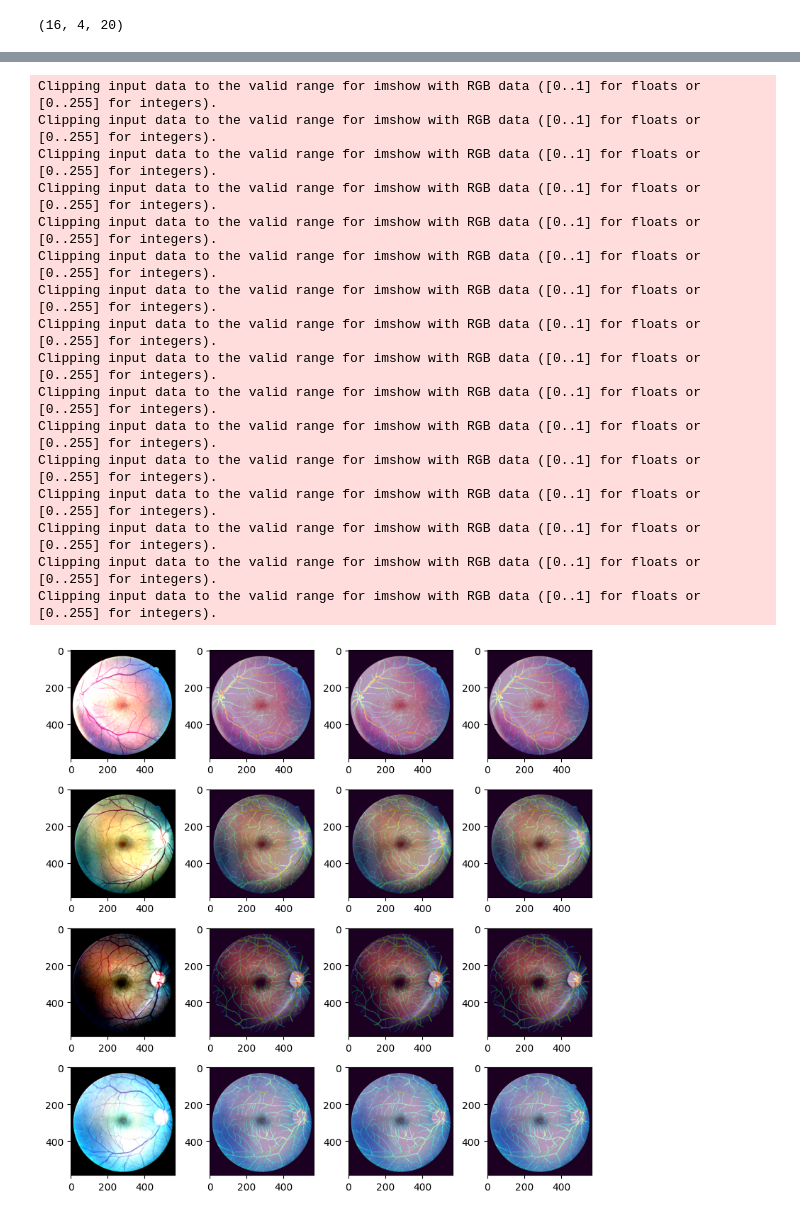
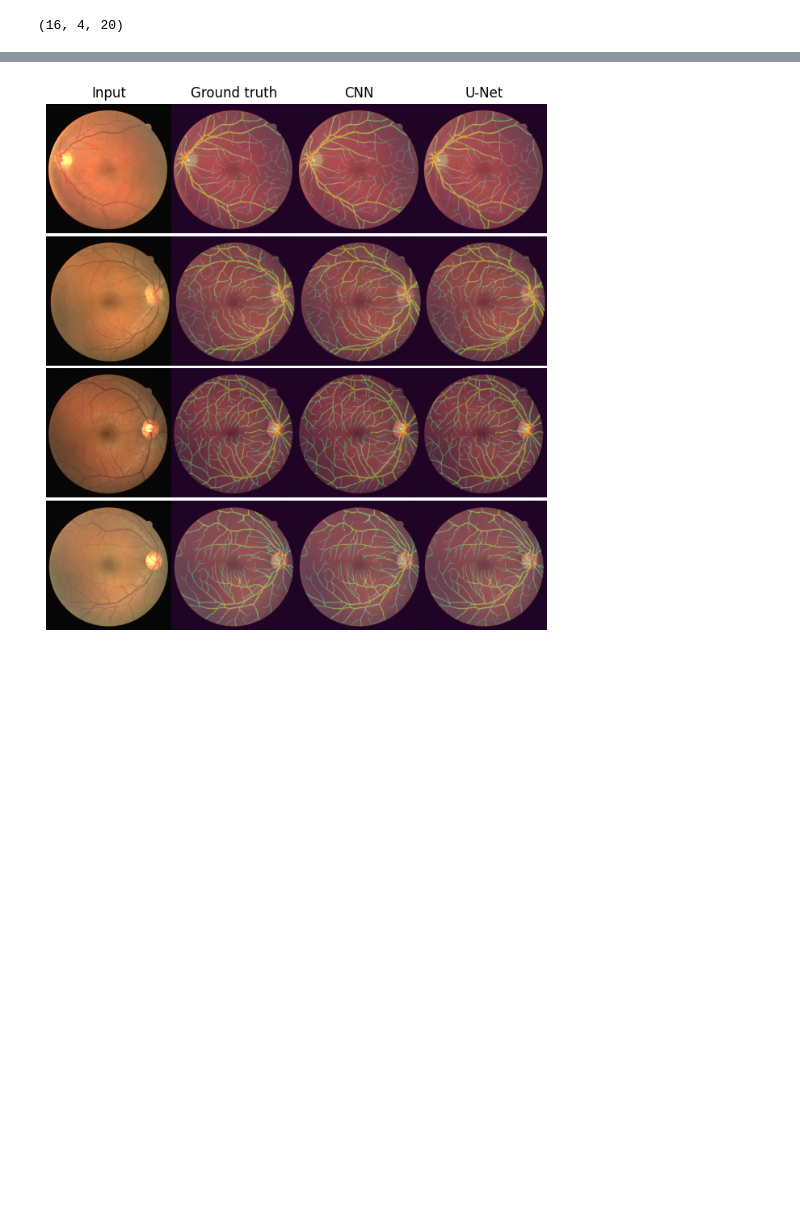
Before and after one commit to R0ner/02514-DL-in-CV, a Jupyter notebook: Project2/rse-unit_test_retina.ipynb, the cells around one changed output, grey strips where cells are left out. Drawn from its saved outputs; the diff is of its cells as text; code cells hidden in the pictures; blank space fills up the shorter version.

```diff
--- a/Project2/rse-unit_test_retina.ipynb
+++ b/Project2/rse-unit_test_retina.ipynb
@@ -19,6 +19,7 @@ len(train_dataset), len(val_dataset), len(test_dataset)
 (16, 4, 20)
 # %%
 im, label = train_dataset[0]
+im = standardize_retina_inv(im)
 fig, (ax0, ax1) = plt.subplots(1, 2, figsize=(6, 3), tight_layout=True)
 ax0.imshow(np.moveaxis(im.numpy(), 0, 2))
 ax1.imshow(label.numpy()[0]);
@@ -28,34 +28,29 @@ Clipping input data to the valid range for imshow with RGB data ([0..1] for floa
 # %%
 # TODO: Inverse standardization or similar here.
-fig, axs = plt.subplots(4, 4, figsize=(8, 8), tight_layout=True)
+fig, axs = plt.subplots(4, 4, figsize=(8, 8.5))
+fig.subplots_adjust(wspace=0.0, hspace=0.0)
+titles = ['Input', 'Ground truth', 'CNN', 'U-Net']
+
+for ax, title in zip(axs[0], titles):
+    ax.set_title(title)
+
 for i, (im, label) in enumerate(val_dataset):
+    im = standardize_retina_inv(im)
+
+    for ax in axs.ravel():
+        ax.axis('off')
+
     ax0, ax1, ax2, ax3 = axs[i]
+
     ax0.imshow(np.moveaxis(im.numpy(), 0, 2))
-
     ax1.imshow(np.moveaxis(im.numpy(), 0, 2))
     ax1.imshow(label.numpy()[0], alpha=.4)
     ax2.imshow(np.moveaxis(im.numpy(), 0, 2))
     ax2.imshow(label.numpy()[0], alpha=.4)
     ax3.imshow(np.moveaxis(im.numpy(), 0, 2))
     ax3.imshow(label.numpy()[0], alpha=.4)
 # %% [output]
-Clipping input data to the valid range for imshow with RGB data ([0..1] for floats or [0..255] for integers).
-Clipping input data to the valid range for imshow with RGB data ([0..1] for floats or [0..255] for integers).
-Clipping input data to the valid range for imshow with RGB data ([0..1] for floats or [0..255] for integers).
-Clipping input data to the valid range for imshow with RGB data ([0..1] for floats or [0..255] for integers).
-Clipping input data to the valid range for imshow with RGB data ([0..1] for floats or [0..255] for integers).
-Clipping input data to the valid range for imshow with RGB data ([0..1] for floats or [0..255] for integers).
-Clipping input data to the valid range for imshow with RGB data ([0..1] for floats or [0..255] for integers).
-Clipping input data to the valid range for imshow with RGB data ([0..1] for floats or [0..255] for integers).
-Clipping input data to the valid range for imshow with RGB data ([0..1] for floats or [0..255] for integers).
-Clipping input data to the valid range for imshow with RGB data ([0..1] for floats or [0..255] for integers).
-Clipping input data to the valid range for imshow with RGB data ([0..1] for floats or [0..255] for integers).
-Clipping input data to the valid range for imshow with RGB data ([0..1] for floats or [0..255] for integers).
-Clipping input data to the valid range for imshow with RGB data ([0..1] for floats or [0..255] for integers).
-Clipping input data to the valid range for imshow with RGB data ([0..1] for floats or [0..255] for integers).
-Clipping input data to the valid range for imshow with RGB data ([0..1] for floats or [0..255] for integers).
-Clipping input data to the valid range for imshow with RGB data ([0..1] for floats or [0..255] for integers).
-[figure, old version]
+[figure, new version]
 # %%
 # # This should be run where trainset is not standardized.
 # im, label = trainset[0]
```
Also changed, not shown: parts of 2 cells of this notebook.
